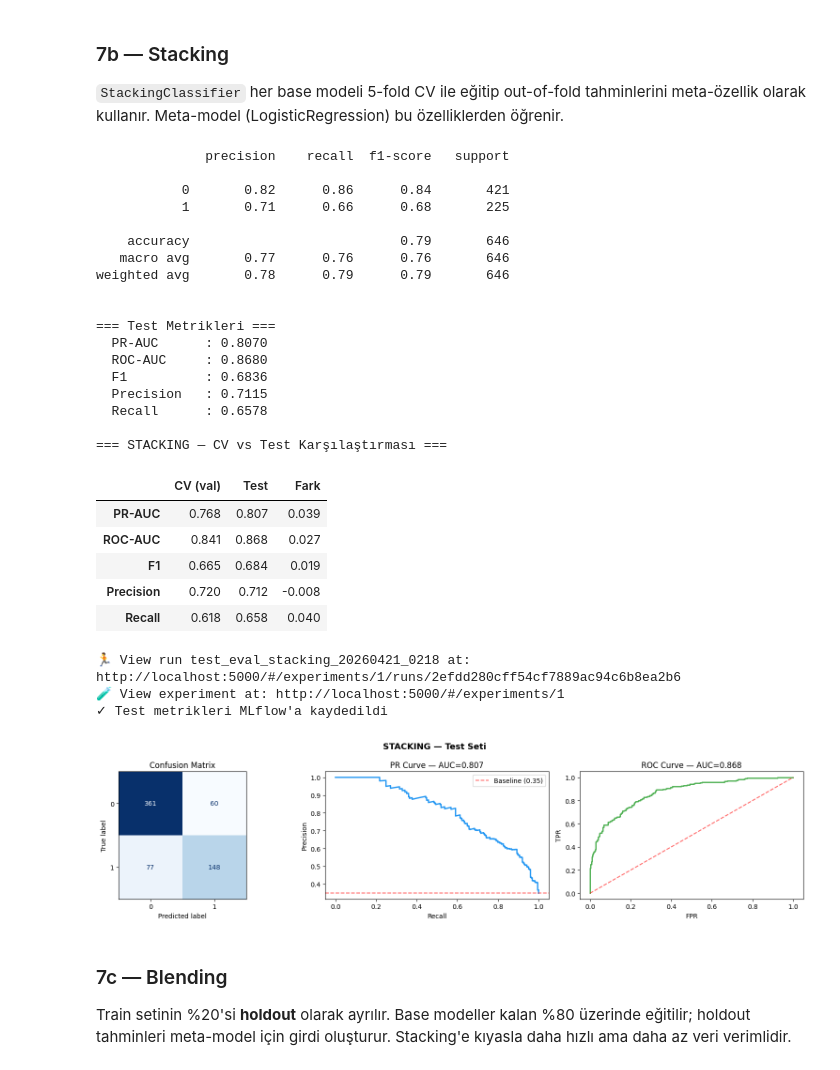
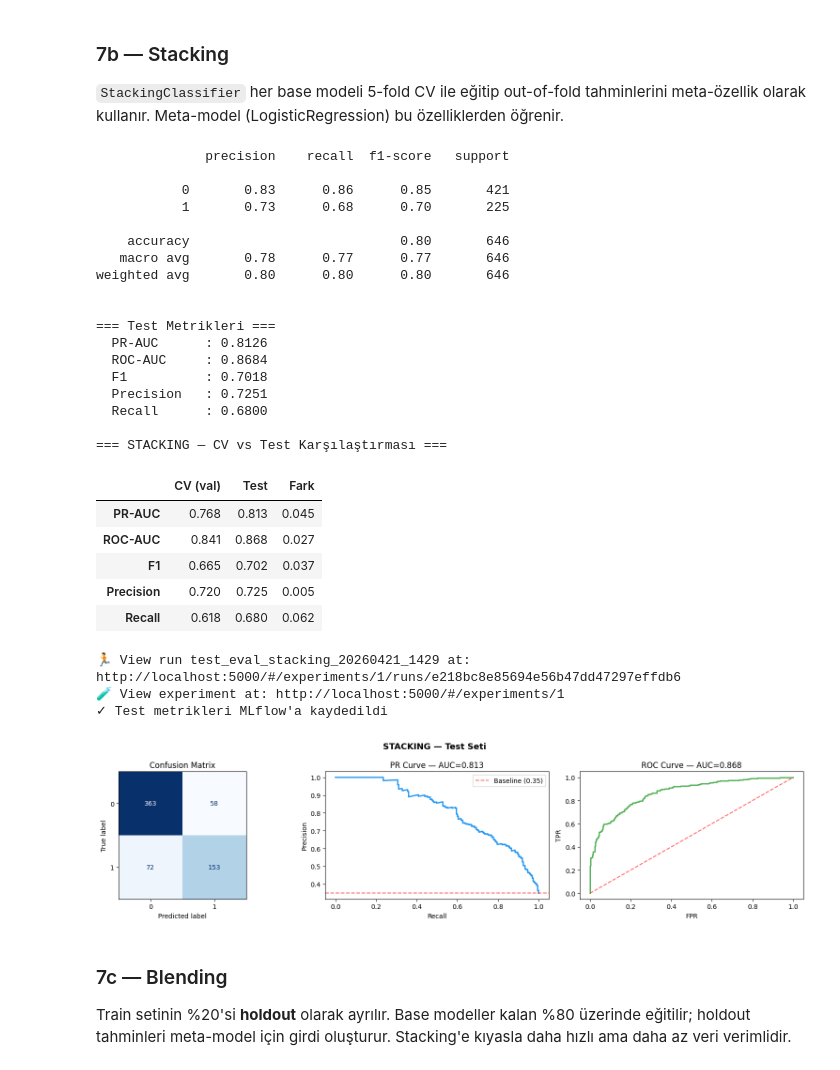
Before and after one commit to UgurIpekduzen/tmdb-hit-classifier, a Jupyter notebook: example.ipynb, the cells around one changed output. Saved outputs shown, nothing was run; the diff lists cells and outputs as text; code cells hidden in the pictures.

```diff
--- a/example.ipynb
+++ b/example.ipynb
@@ -434,12 +435,12 @@ LGBM baseline'da en güçlü performansı gösterdiği için `weights=[2, 1, 1]`
 # %%
 voting_clf = VotingClassifier(
     estimators=[
-        ('lgbm',   make_lgbm()),
-        ('rf',     make_rf()),
-        ('logreg', make_logreg()),
+        ('lgbm',   clone(tuned_models['lgbm'])),
+        ('rf',     clone(tuned_models['rf'])),
+        ('logreg', clone(tuned_models['logreg'])),
     ],
     voting='soft',
-    weights=[2, 1, 1],  # LGBM baseline'da en güçlü → daha yüksek ağırlık
+    weights=[2, 1, 1],
     n_jobs=1,
 )
 voting_clf.fit(X_train, y_train)
@@ -487,49 +488,49 @@ meta-özellik olarak kullanır. Meta-model (LogisticRegression) bu özelliklerde
 # %%
 stacking_clf = StackingClassifier(
     estimators=[
-        ('lgbm', make_lgbm()),
-        ('rf',   make_rf()),
+        ('lgbm', clone(tuned_models['lgbm'])),
+        ('rf',   clone(tuned_models['rf'])),
     ],
     final_estimator=LogisticRegression(C=1.0, max_iter=1000, random_state=RANDOM_STATE),
     cv=5,
     stack_method='predict_proba',
     passthrough=False,
     n_jobs=1,
 )
 stacking_clf.fit(X_train, y_train)
 
 stacking_metrics = evaluate_test(
     stacking_clf, X_test, y_test, TASK_TYPE, 'stacking',
     cv_metrics=results[best]['val'],
     experiment_name=EXPERIMENT_NAME,
     feature_version=FEATURE_VERSION,
 )
 # %% [output]
               precision    recall  f1-score   support
 
-           0       0.82      0.86      0.84       421
-           1       0.71      0.66      0.68       225
+           0       0.83      0.86      0.85       421
+           1       0.73      0.68      0.70       225
 
-    accuracy                           0.79       646
-   macro avg       0.77      0.76      0.76       646
-weighted avg       0.78      0.79      0.79       646
+    accuracy                           0.80       646
+   macro avg       0.78      0.77      0.77       646
+weighted avg       0.80      0.80      0.80       646
 
 
 === Test Metrikleri ===
-  PR-AUC      : 0.8070
-  ROC-AUC     : 0.8680
-  F1          : 0.6836
-  Precision   : 0.7115
-  Recall      : 0.6578
+  PR-AUC      : 0.8126
+  ROC-AUC     : 0.8684
+  F1          : 0.7018
+  Precision   : 0.7251
+  Recall      : 0.6800
 
 === STACKING — CV vs Test Karşılaştırması ===
 |  | CV (val) | Test | Fark |
-| PR-AUC | 0.768 | 0.807 | 0.039 |
+| PR-AUC | 0.768 | 0.813 | 0.045 |
 | ROC-AUC | 0.841 | 0.868 | 0.027 |
-| F1 | 0.665 | 0.684 | 0.019 |
-| Precision | 0.720 | 0.712 | -0.008 |
-| Recall | 0.618 | 0.658 | 0.040 |
+| F1 | 0.665 | 0.702 | 0.037 |
+| Precision | 0.720 | 0.725 | 0.005 |
+| Recall | 0.618 | 0.680 | 0.062 |
-🏃 View run test_eval_stacking_20260421_0218 at: http://localhost:5000/#/experiments/1/runs/2efdd280cff54cf7889ac94c6b8ea2b6
+🏃 View run test_eval_stacking_20260421_1429 at: http://localhost:5000/#/experiments/1/runs/e218bc8e85694e56b47dd47297effdb6
 🧪 View experiment at: http://localhost:5000/#/experiments/1
 ✓ Test metrikleri MLflow'a kaydedildi
 [figure]
```
Also changed, not shown: parts of 11 cells of this notebook.
